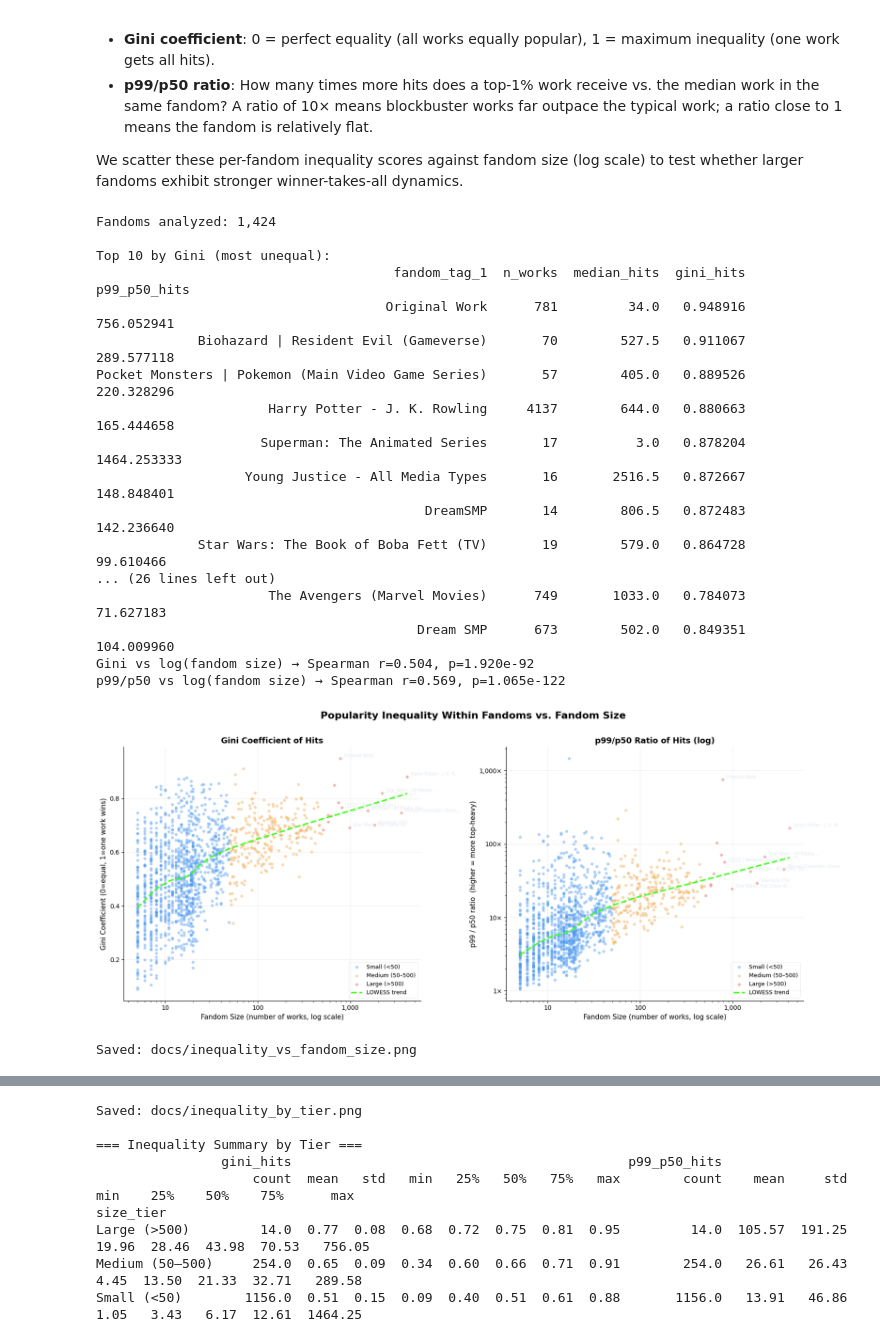
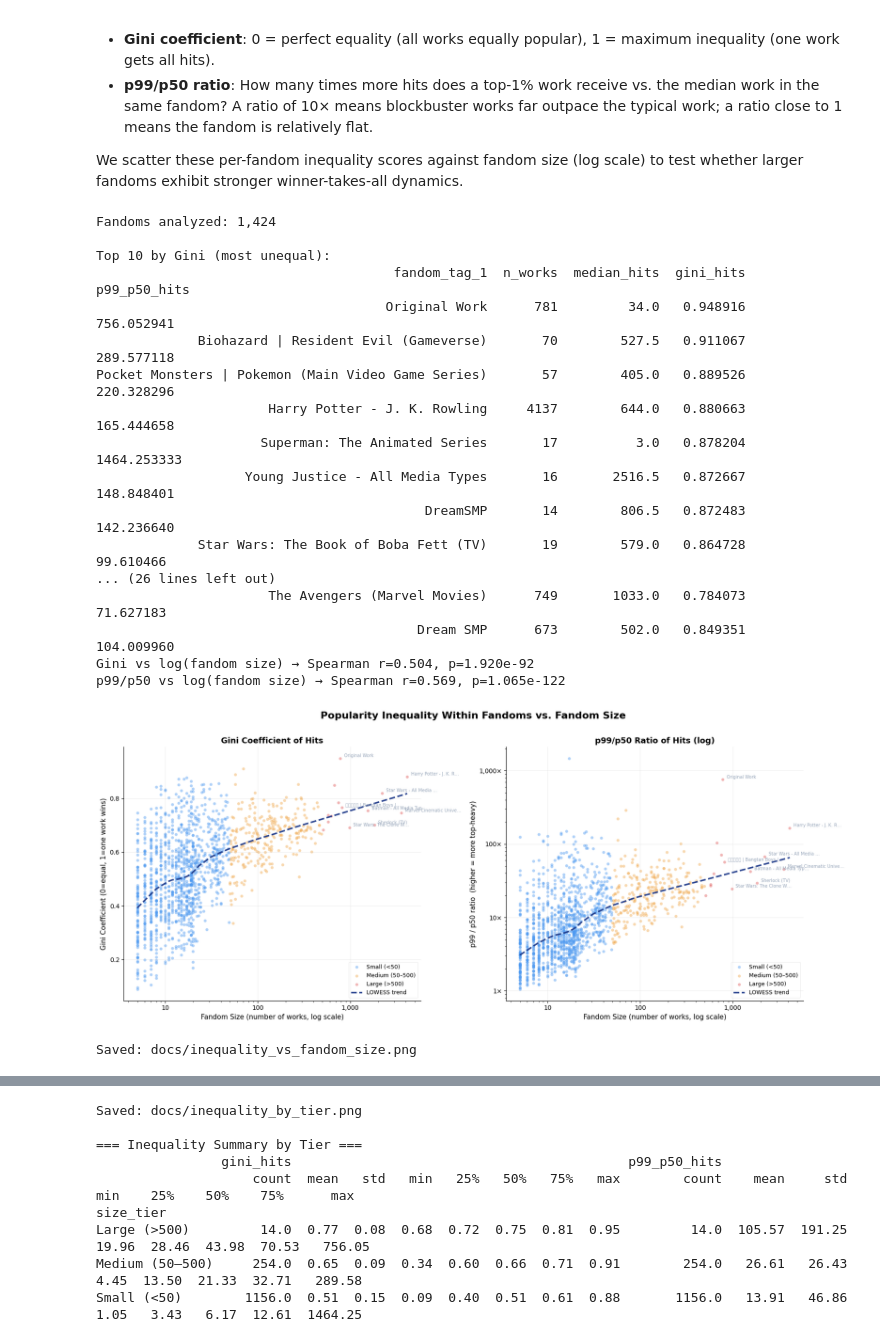
Before and after one commit to Eleonora232/ao3-project, a Jupyter notebook: popularity_analysis.ipynb, the cells around one changed output, grey strips where cells are left out. Saved outputs shown, nothing was run; the diff lists cells and outputs as text; code cells hidden in the pictures.

Commit message:
Polish scatter plot: dark blue LOWESS (#1e3a8a), darker fandom labels (#94a3b8)

```diff
--- a/popularity_analysis.ipynb
+++ b/popularity_analysis.ipynb
@@ -777,7 +777,7 @@ for ax, (metric, ylabel, title, log_y) in zip(axes, plot_cfg):
     smoothed = lowess(y_vals, np.log10(xy['n_works']), frac=0.4)
     y_trend = 10 ** smoothed[:, 1] if log_y else smoothed[:, 1]
     ax.plot(10 ** smoothed[:, 0], y_trend,
-            color='#39ff14', linewidth=2.5, alpha=0.95,
+            color='#1e3a8a', linewidth=2.5, alpha=0.95,
             linestyle='--', label='LOWESS trend')
 
     # Annotate largest fandoms
@@ -787,7 +787,7 @@ for ax, (metric, ylabel, title, log_y) in zip(axes, plot_cfg):
         ax.annotate(short,
                     xy=(row['n_works'], row[metric]),
                     xytext=(6, 2), textcoords='offset points',
-                    fontsize=7, color='#e2e8f0', alpha=0.9)
+                    fontsize=7, color='#94a3b8', alpha=0.95)
 
     ax.set_xscale('log')
     if log_y:
@@ -848,34 +848,34 @@ for ax2, metric, title2, log_y in [
     sns.despine(ax=ax2)
 
 plt.tight_layout()
 plt.savefig('docs/inequality_by_tier.png', dpi=150, bbox_inches='tight')
 plt.show()
 print('Saved: docs/inequality_by_tier.png')
 
 # ── Summary stats table ───────────────────────────────────────────────────
 summary = fandom_stats.groupby('size_tier')[['gini_hits','p99_p50_hits']].describe(
     percentiles=[.25, .5, .75]).round(2)
 print('\n=== Inequality Summary by Tier ===')
 print(summary.to_string())
 # %% [output]
 Fandoms analyzed: 1,424
 
 Top 10 by Gini (most unequal):
                                       fandom_tag_1  n_works  median_hits  gini_hits  p99_p50_hits
                                      Original Work      781         34.0   0.948916    756.052941
              Biohazard | Resident Evil (Gameverse)       70        527.5   0.911067    289.577118
 Pocket Monsters | Pokemon (Main Video Game Series)       57        405.0   0.889526    220.328296
                       Harry Potter - J. K. Rowling     4137        644.0   0.880663    165.444658
                      Superman: The Animated Series       17          3.0   0.878204   1464.253333
                    Young Justice - All Media Types       16       2516.5   0.872667    148.848401
                                           DreamSMP       14        806.5   0.872483    142.236640
              Star Wars: The Book of Boba Fett (TV)       19        579.0   0.864728     99.610466
 ... (26 lines left out)
                       The Avengers (Marvel Movies)      749       1033.0   0.784073     71.627183
                                          Dream SMP      673        502.0   0.849351    104.009960
 Gini vs log(fandom size) → Spearman r=0.504, p=1.920e-92
 p99/p50 vs log(fandom size) → Spearman r=0.569, p=1.065e-122
-[figure, old version]
+[figure, new version]
 Saved: docs/inequality_vs_fandom_size.png
 [figure]
 Saved: docs/inequality_by_tier.png
```
Also changed, not shown: 1 other file.
